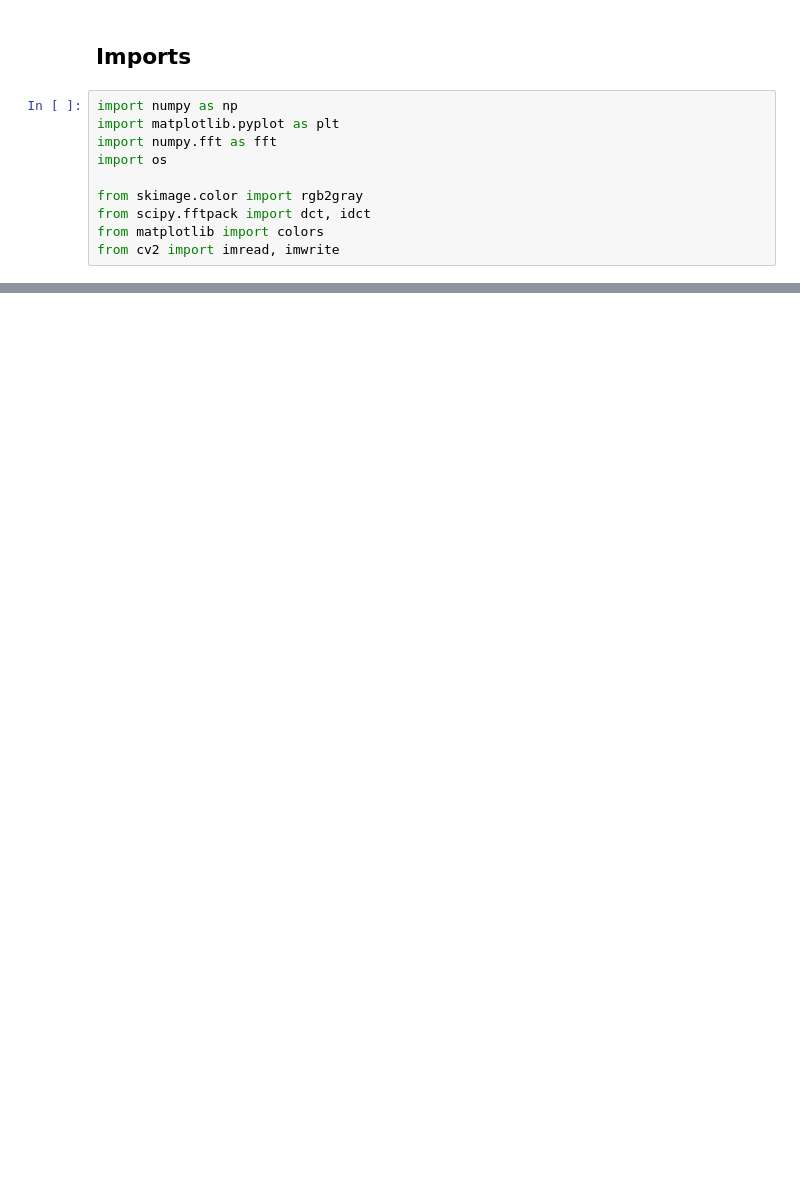
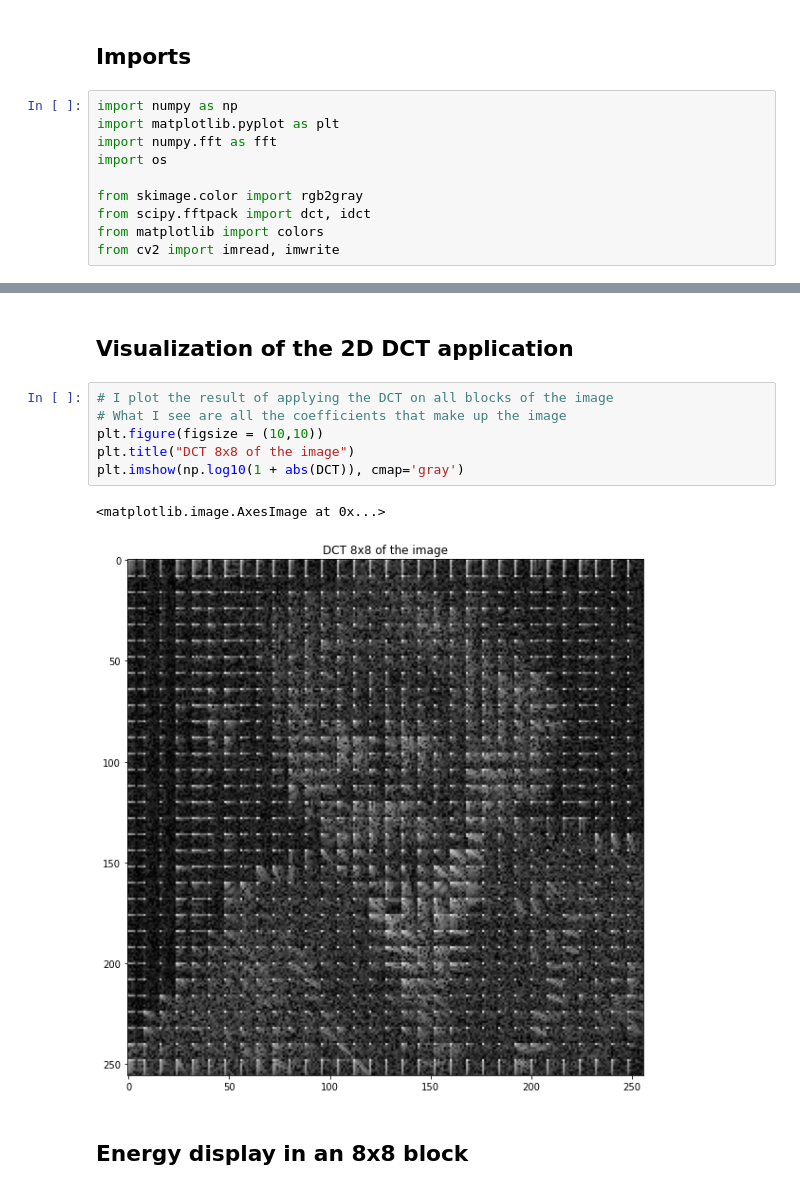
Before and after one commit to xDiste/DCT-JPEGCompression, a Jupyter notebook: DCT.ipynb, the cells around one changed output, grey strips where cells are left out. Cells and saved outputs as stored; diff of their text form; blank space fills up the shorter version.

```diff
--- a/DCT.ipynb
+++ b/DCT.ipynb
@@ -250,0 +111,15 @@ Inoltre parte del lavoro ispirato a: https://inst.eecs.berkeley.edu/~ee123/sp16/
+# %% [markdown]
+Visualization of the 2D DCT application
+----------------------------------------------
+# %%
+# I plot the result of applying the DCT on all blocks of the image
+# What I see are all the coefficients that make up the image
+plt.figure(figsize = (10,10))
+plt.title("DCT 8x8 of the image")
+plt.imshow(np.log10(1 + abs(DCT)), cmap='gray')
+# %% [output]
+<matplotlib.image.AxesImage at 0x...>
+[figure, added]
+# %% [markdown]
+Energy display in an 8x8 block
+---------------------------------------------
```
Also changed, not shown: parts of 58 cells of this notebook.
